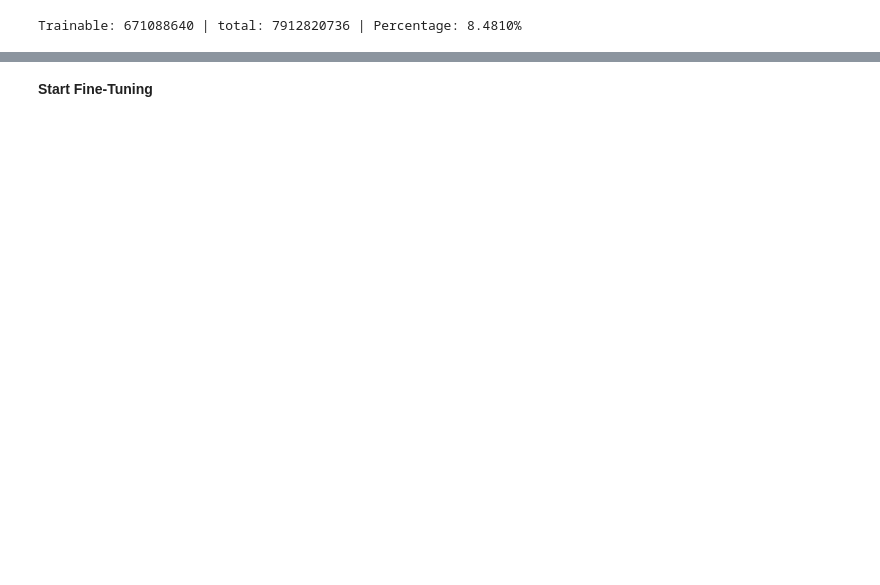
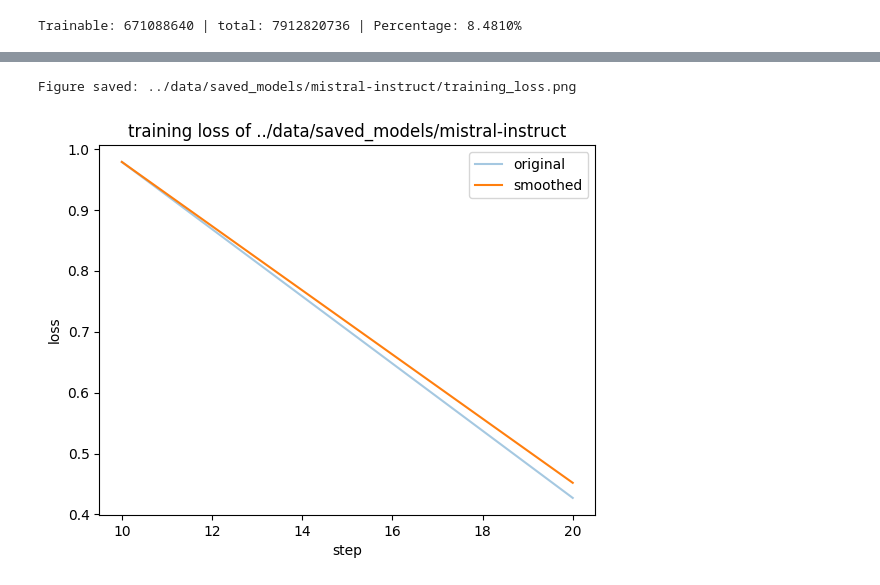
Before and after one commit to simisimon/llm-finetuning, a Jupyter notebook: src/tuning.ipynb, the cells around one changed output, grey strips where cells are left out. Saved outputs shown, nothing was run; the diff lists cells and outputs as text; code cells hidden in the pictures; blank space fills up the shorter version.

Commit message:
Finish fine-tuning notebook

```diff
--- a/src/tuning.ipynb
+++ b/src/tuning.ipynb
@@ -158,9 +164,9 @@ bnb_config = BitsAndBytesConfig(
     bnb_4bit_compute_dtype=torch.float16           # compute type is float16 (computations runs in float16)
 )
 
-# load model
 model_name = "mistralai/Mistral-7B-Instruct-v0.2"
 
+# load base model with QLoRA configuration
 base_model = AutoModelForCausalLM.from_pretrained(
     model_name,          # model name
     quantization_config=bnb_config,                # bnb config
@@ -171,6 +177,7 @@ base_model = AutoModelForCausalLM.from_pretrained(
 # load tokenizer
 tokenizer = AutoTokenizer.from_pretrained(model_name)
 tokenizer.pad_token = tokenizer.unk_token          # we want the pad_token to be different from the eos token
+tokenizer.padding_side = 'right'                   # prevent warnings
 
 # add special tokens to indicate the start and end of a prompt
 #tokenizer.add_special_tokens({"bos_token": "<s>"})
@@ -274,9 +272,12 @@ Trainable: 671088640 | total: 7912820736 | Percentage: 8.4810%
 # %%
 output_dir = "../data/saved_models/mistral-instruct"
+os.makedirs(output_dir, exist_ok=True)
+time = datetime.datetime.now().strftime("%Y-%m-%d_%H:%M:%S")
 
 # define training arguments
 training_args = TrainingArguments(
-    output_dir=output_dir,   # directory to save and repository id
+    output_dir=output_dir,                                # directory to save and repository id
+    max_steps=20,                                         # total number of training steps to perform
     num_train_epochs=1,                                   # number of training epochs
     per_device_train_batch_size=3,                        # batch size per device during training
     gradient_accumulation_steps=2,                        # number of steps before performing a backward/update pass
@@ -292,17 +293,21 @@ training_args = TrainingArguments(
     max_grad_norm=0.3,                                    # max gradient norm based on QLoRA paper
     warmup_ratio=0.03,                                    # warmup ratio based on QLoRA paper
     lr_scheduler_type="constant",                         # use constant learning rate scheduler
+    run_name="mistral-instruct_{time}".format(time=time),
     report_to="mlflow",                                   # report metrics to mlflow
 )
 # %%
-max_seq_length = 3072 # max sequence length for model and packing of the dataset
+# load training dataset
+train_dataset = load_dataset("json", data_files="../data/train_dataset.json", split="train")
+
+max_seq_length = 8128 # max sequence length for model and packing of the dataset
 
 # define SFTTrainer
 trainer = SFTTrainer(
-    model=peft_model,
+    model=base_model,
     args=training_args,
     train_dataset=train_dataset,
-    #peft_config=lora_config,
+    peft_config=lora_config,
     max_seq_length=max_seq_length,
     tokenizer=tokenizer,
     dataset_text_field="text",
@@ -316,5 +321,7 @@ trainer.log_metrics("train", metrics)
 trainer.save_metrics("train", metrics)
 trainer.save_state()
 print(metrics)
+
+# save model and tokenizer
 trainer.model.save_pretrained(os.path.join(output_dir, "final_checkpoint/"))
 trainer.tokenizer.save_pretrained(os.path.join(output_dir, "final_checkpoint/"))
@@ -321,2 +350,42 @@ trainer.tokenizer.save_pretrained(os.path.join(output_dir, "final_checkpoint/"))
-# %% [markdown]
-**Start Fine-Tuning**
+# %%
+def smooth(scalars: List[float]) -> List[float]:
+    last = scalars[0]
+    smoothed = list()
+    weight = 1.8 * (1 / (1 + math.exp(-0.05 * len(scalars))) - 0.5)  # a sigmoid function
+    for next_val in scalars:
+        smoothed_val = last * weight + (1 - weight) * next_val
+        smoothed.append(smoothed_val)
+        last = smoothed_val
+    return smoothed
+
+
+def plot_loss(save_directory: os.PathLike, keys: Optional[List[str]] = ["loss"]):
+    with open(os.path.join(save_directory, TRAINER_STATE_NAME), "r", encoding="utf-8") as f:
+        data = json.load(f)
+
+    for key in keys:
+        steps, metrics = [], []
+        for i in range(len(data["log_history"])):
+            if key in data["log_history"][i]:
+                steps.append(data["log_history"][i]["step"])
+                metrics.append(data["log_history"][i][key])
+
+        if len(metrics) == 0:
+            print(f"No metric {key} to plot.")
+            continue
+
+        plt.figure()
+        plt.plot(steps, metrics, alpha=0.4, label="original")
+        plt.plot(steps, smooth(metrics), label="smoothed")
+        plt.title("training {} of {}".format(key, save_directory))
+        plt.xlabel("step")
+        plt.ylabel(key)
+        plt.legend()
+        plt.savefig(os.path.join(save_directory, "training_{}.png".format(key)), format="png", dpi=100)
+        print("Figure saved:", os.path.join(save_directory, "training_{}.png".format(key)))
+
+# plot loss
+plot_loss(save_directory=output_dir)
+# %% [output]
+Figure saved: ../data/saved_models/mistral-instruct/training_loss.png
+[figure, added]
```
Also changed, not shown: parts of 25 cells of this notebook, 5 other files.
